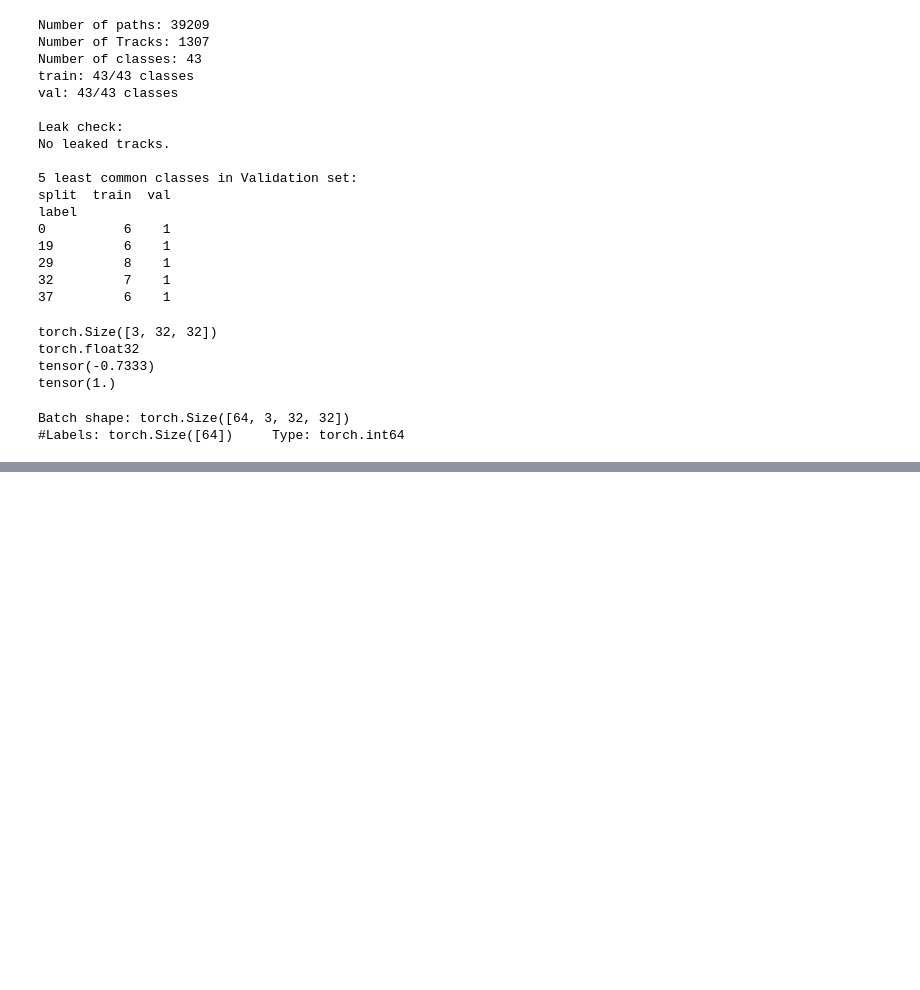
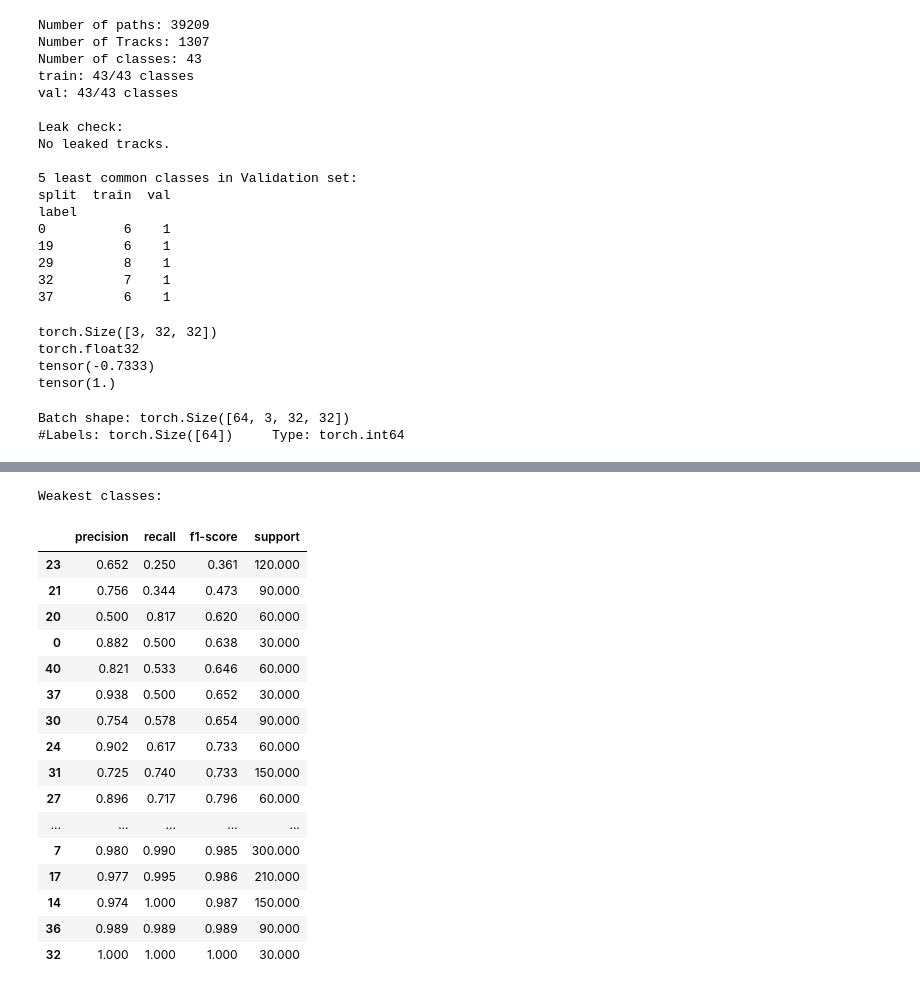
Before and after one commit to JDuarttt/traffic-sign-recognition, a Jupyter notebook: notebooks/baseline_model.ipynb, the cells around one changed output, grey strips where cells are left out. Saved outputs shown, nothing was run; the diff lists cells and outputs as text; code cells hidden in the pictures; blank space fills up the shorter version.

```diff
--- a/notebooks/baseline_model.ipynb
+++ b/notebooks/baseline_model.ipynb
@@ -71,0 +240,22 @@ Batch shape: torch.Size([64, 3, 32, 32])
+# %%
+print("Weakest classes:")
+pd.DataFrame(report).T.round(3).sort_values(by="f1-score")
+# %% [output]
+Weakest classes:
+|  | precision | recall | f1-score | support |
+| 23 | 0.652 | 0.250 | 0.361 | 120.000 |
+| 21 | 0.756 | 0.344 | 0.473 | 90.000 |
+| 20 | 0.500 | 0.817 | 0.620 | 60.000 |
+| 0 | 0.882 | 0.500 | 0.638 | 30.000 |
+| 40 | 0.821 | 0.533 | 0.646 | 60.000 |
+| 37 | 0.938 | 0.500 | 0.652 | 30.000 |
+| 30 | 0.754 | 0.578 | 0.654 | 90.000 |
+| 24 | 0.902 | 0.617 | 0.733 | 60.000 |
+| 31 | 0.725 | 0.740 | 0.733 | 150.000 |
+| 27 | 0.896 | 0.717 | 0.796 | 60.000 |
+| ... | ... | ... | ... | ... |
+| 7 | 0.980 | 0.990 | 0.985 | 300.000 |
+| 17 | 0.977 | 0.995 | 0.986 | 210.000 |
+| 14 | 0.974 | 1.000 | 0.987 | 150.000 |
+| 36 | 0.989 | 0.989 | 0.989 | 90.000 |
+| 32 | 1.000 | 1.000 | 1.000 | 30.000 |
```
Also changed, not shown: parts of 13 cells of this notebook, 1 other file.
